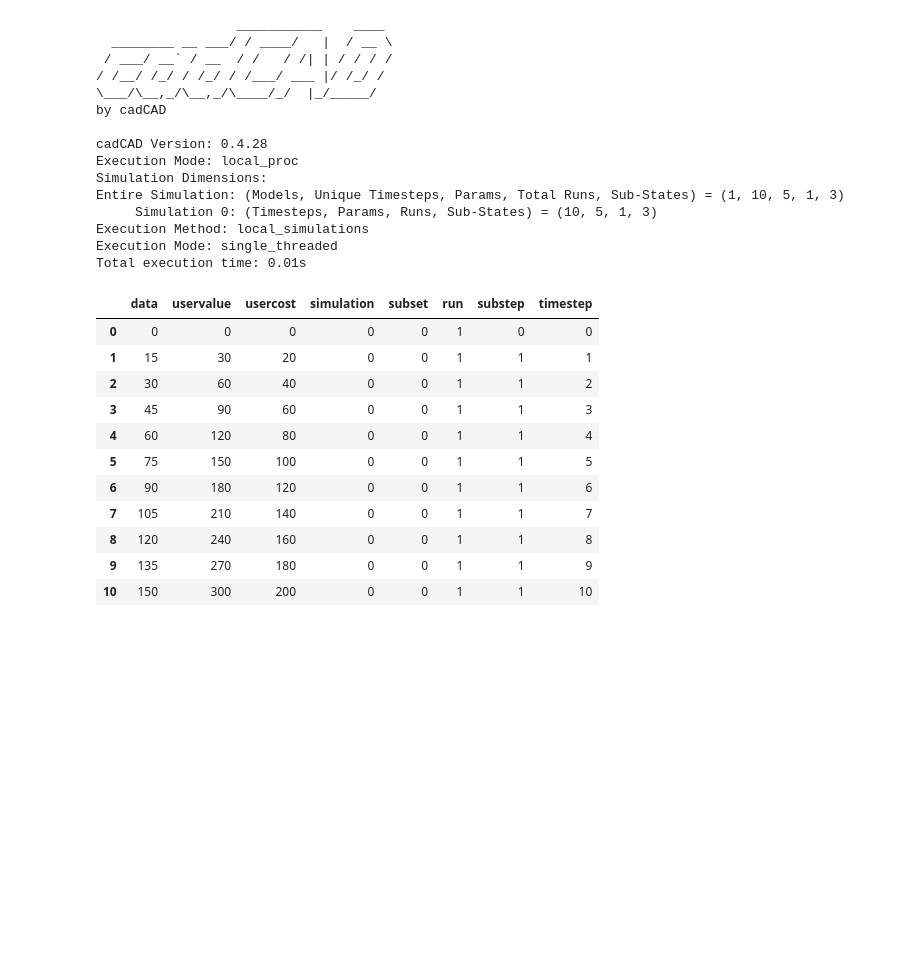
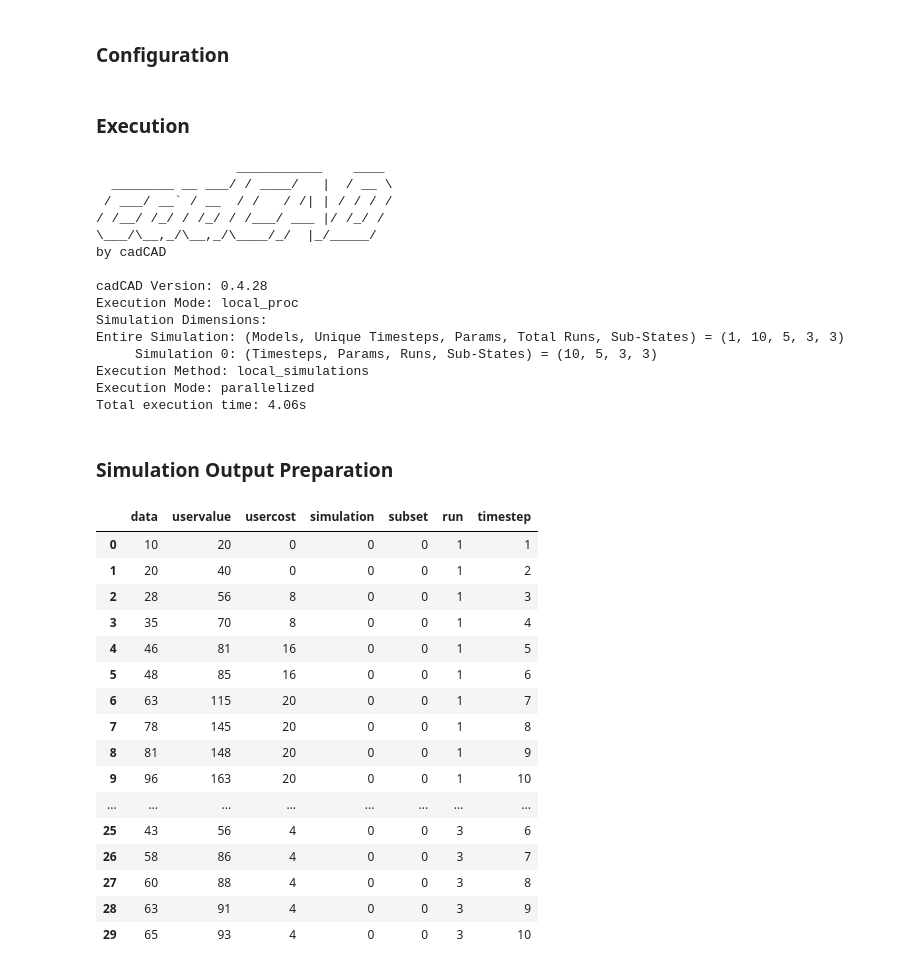
Before and after one commit to niluferokay/Prover-Mechanism-Simulation, a Jupyter notebook: Prover Mechanism Simulation.ipynb, the cells around one changed output. Cells and saved outputs as stored; diff of their text form; code cells hidden in the pictures; blank space fills up the shorter version.

```diff
--- a/Prover Mechanism Simulation.ipynb
+++ b/Prover Mechanism Simulation.ipynb
@@ -99,4 +119,6 @@ partial_state_update_blocks = [
         }
     }
 ]
+# %% [markdown]
+### Configuration
 # %%
@@ -108,14 +143,6 @@ sim_config = config_sim({
+# %% [markdown]
+### Execution
 # %%
-from cadCAD import configs
-del configs[:]
-
-experiment = Experiment()
-experiment.append_configs(
-    initial_state = initial_state,
-    partial_state_update_blocks = partial_state_update_blocks,
-    sim_configs = sim_config
-)
-
 exec_context = ExecutionContext()
 simulation = Executor(exec_context=exec_context, configs=experiment.configs)
 
@@ -131,27 +158,36 @@ by cadCAD
 cadCAD Version: 0.4.28
 Execution Mode: local_proc
 Simulation Dimensions:
-Entire Simulation: (Models, Unique Timesteps, Params, Total Runs, Sub-States) = (1, 10, 5, 1, 3)
-     Simulation 0: (Timesteps, Params, Runs, Sub-States) = (10, 5, 1, 3)
+Entire Simulation: (Models, Unique Timesteps, Params, Total Runs, Sub-States) = (1, 10, 5, 3, 3)
+     Simulation 0: (Timesteps, Params, Runs, Sub-States) = (10, 5, 3, 3)
 Execution Method: local_simulations
-Execution Mode: single_threaded
-Total execution time: 0.01s
+Execution Mode: parallelized
+Total execution time: 4.06s
+# %% [markdown]
+### Simulation Output Preparation
 # %%
 simulation_result = pd.DataFrame(raw_result)
+df = simulation_result.copy()
+df = df[df.simulation == 0]
+
+# Clean substeps
+df = df[~((df['substep'] == 0) & (df['timestep'] == 0))].drop(columns=['substep']).reset_index(drop=True)
+df
+# %% [output]
+|  | data | uservalue | usercost | simulation | subset | run | timestep |
+| 0 | 10 | 20 | 0 | 0 | 0 | 1 | 1 |
+| 1 | 20 | 40 | 0 | 0 | 0 | 1 | 2 |
+| 2 | 28 | 56 | 8 | 0 | 0 | 1 | 3 |
+| 3 | 35 | 70 | 8 | 0 | 0 | 1 | 4 |
+| 4 | 46 | 81 | 16 | 0 | 0 | 1 | 5 |
+| 5 | 48 | 85 | 16 | 0 | 0 | 1 | 6 |
+| 6 | 63 | 115 | 20 | 0 | 0 | 1 | 7 |
+| 7 | 78 | 145 | 20 | 0 | 0 | 1 | 8 |
+| 8 | 81 | 148 | 20 | 0 | 0 | 1 | 9 |
+| 9 | 96 | 163 | 20 | 0 | 0 | 1 | 10 |
+| ... | ... | ... | ... | ... | ... | ... | ... |
+| 25 | 43 | 56 | 4 | 0 | 0 | 3 | 6 |
+| 26 | 58 | 86 | 4 | 0 | 0 | 3 | 7 |
+| 27 | 60 | 88 | 4 | 0 | 0 | 3 | 8 |
+| 28 | 63 | 91 | 4 | 0 | 0 | 3 | 9 |
+| 29 | 65 | 93 | 4 | 0 | 0 | 3 | 10 |
-# %%
-df = simulation_result.copy()
-df = df[df.simulation == 0]
-df
-# %% [output]
-|  | data | uservalue | usercost | simulation | subset | run | substep | timestep |
-| 0 | 0 | 0 | 0 | 0 | 0 | 1 | 0 | 0 |
-| 1 | 15 | 30 | 20 | 0 | 0 | 1 | 1 | 1 |
-| 2 | 30 | 60 | 40 | 0 | 0 | 1 | 1 | 2 |
-| 3 | 45 | 90 | 60 | 0 | 0 | 1 | 1 | 3 |
-| 4 | 60 | 120 | 80 | 0 | 0 | 1 | 1 | 4 |
-| 5 | 75 | 150 | 100 | 0 | 0 | 1 | 1 | 5 |
-| 6 | 90 | 180 | 120 | 0 | 0 | 1 | 1 | 6 |
-| 7 | 105 | 210 | 140 | 0 | 0 | 1 | 1 | 7 |
-| 8 | 120 | 240 | 160 | 0 | 0 | 1 | 1 | 8 |
-| 9 | 135 | 270 | 180 | 0 | 0 | 1 | 1 | 9 |
-| 10 | 150 | 300 | 200 | 0 | 0 | 1 | 1 | 10 |
```
Also changed, not shown: parts of 14 cells of this notebook.
